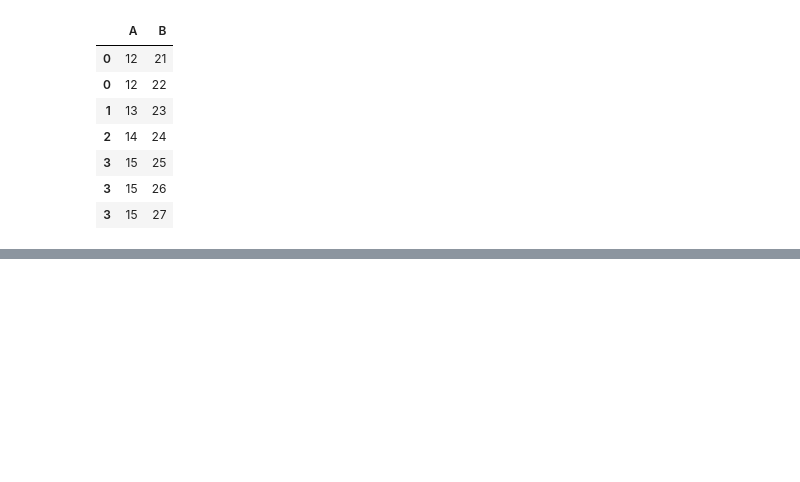
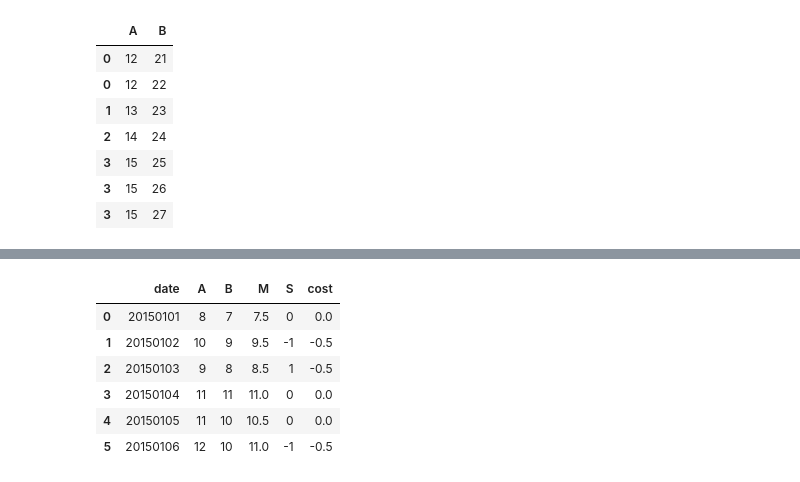
Before and after one commit to lonelywollf/pandasClass, a Jupyter notebook: 01 pandas_basic.ipynb, the cells around one changed output, grey strips where cells are left out. Saved outputs shown, nothing was run; the diff lists cells and outputs as text; code cells hidden in the pictures; blank space fills up the shorter version.

```diff
--- a/01 pandas_basic.ipynb
+++ b/01 pandas_basic.ipynb
@@ -433,0 +474,31 @@ df0.explode('B')
+# %%
+import numpy as np
+df5 = pd.DataFrame({'date': ['20150101','20150102','20150103','20150104','20150105','20150106'],
+                   'A': [8,10,9,11,11,12],
+                   'B': [7,9,8,11,10,10],
+                   'M': [7.5,9.5,8.5,11,10.5,11],
+                   'S': [0,-1,1,0,0,-1]})
+
+df5 = df5.reindex(columns=['date','A','B','M','S'])
+
+# 方法一
+df5['cost'] = np.where(df5['S'] < 0,
+                      np.roll((df5['M']-df5['B']), 1)*df5['S'],
+                      np.where(df5['S'] > 0,
+                               np.roll((df5['M']-df5['A']), 1)*df5['S'],
+                               0)
+                     )
+df5
+# 方法二
+# M, A, B, S = [df5[col] for col in 'MABS']
+# conditions = [S < 0, S > 0]
+# choices = [(M-B).shift(1)*S, (M-A).shift(1)*S]
+# df5['cost2'] = np.select(conditions, choices, default=0)
+# %% [output]
+|  | date | A | B | M | S | cost |
+| 0 | 20150101 | 8 | 7 | 7.5 | 0 | 0.0 |
+| 1 | 20150102 | 10 | 9 | 9.5 | -1 | -0.5 |
+| 2 | 20150103 | 9 | 8 | 8.5 | 1 | -0.5 |
+| 3 | 20150104 | 11 | 11 | 11.0 | 0 | 0.0 |
+| 4 | 20150105 | 11 | 10 | 10.5 | 0 | 0.0 |
+| 5 | 20150106 | 12 | 10 | 11.0 | -1 | -0.5 |
```
Also changed, not shown: parts of 6 cells of this notebook, 1 other file.
